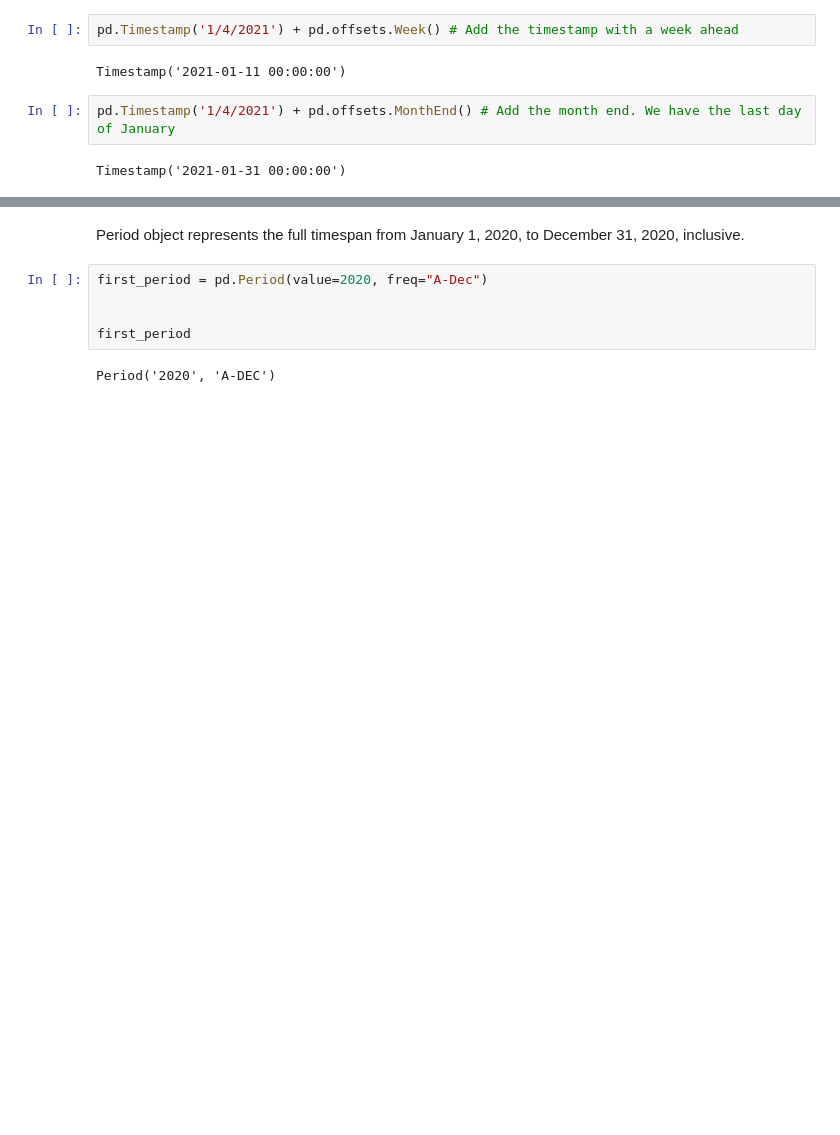
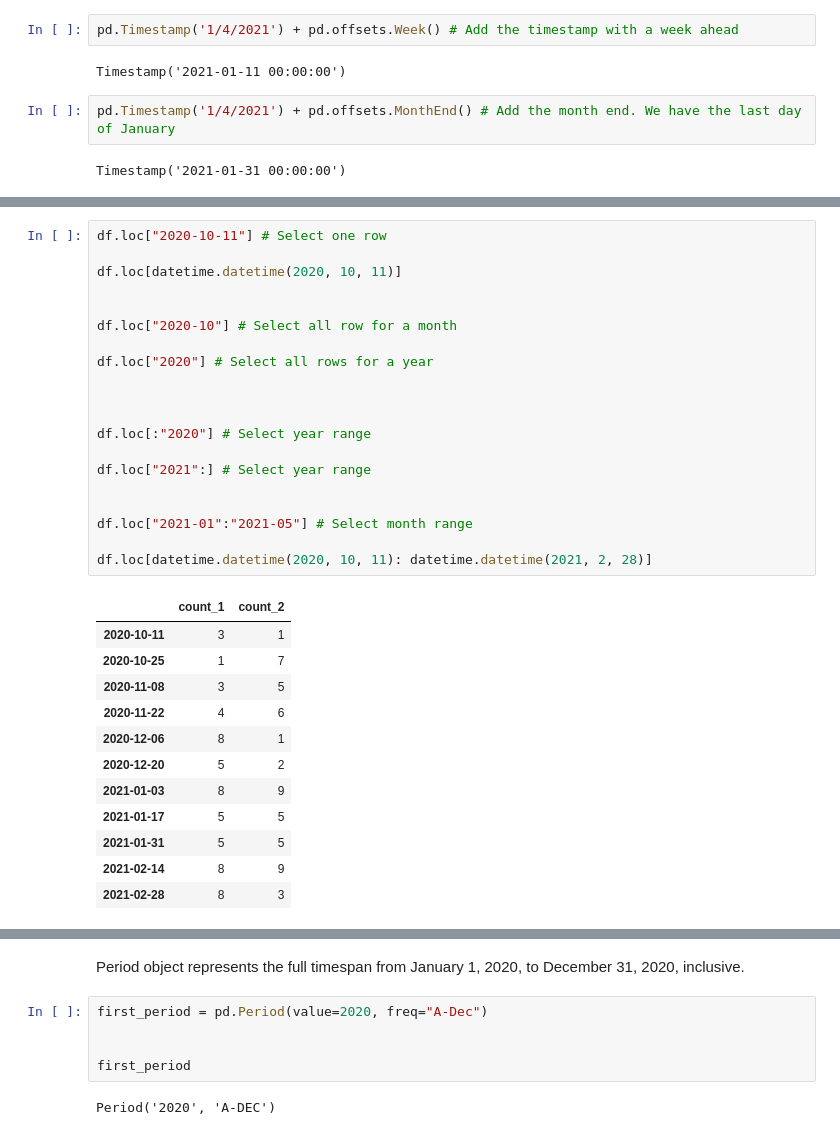
Before and after one commit to Okroshiashvili/Data_Analysis_Python, a Jupyter notebook: Lecture 8/Time_Series.ipynb, the cells around one changed output, grey strips where cells are left out. Drawn from its saved outputs; the diff is of its cells as text; blank space fills up the shorter version.

```diff
--- a/Lecture 8/Time_Series.ipynb
+++ b/Lecture 8/Time_Series.ipynb
@@ -449,0 +520,33 @@ Periods represent timespans, like days, months, quarters, or years. The Period c
+# %%
+df.loc["2020-10-11"] # Select one row
+
+df.loc[datetime.datetime(2020, 10, 11)]
+
+
+df.loc["2020-10"] # Select all row for a month
+
+df.loc["2020"] # Select all rows for a year
+
+
+
+df.loc[:"2020"] # Select year range
+
+df.loc["2021":] # Select year range
+
+
+df.loc["2021-01":"2021-05"] # Select month range
+
+df.loc[datetime.datetime(2020, 10, 11): datetime.datetime(2021, 2, 28)]
+# %% [output]
+|  | count_1 | count_2 |
+| 2020-10-11 | 3 | 1 |
+| 2020-10-25 | 1 | 7 |
+| 2020-11-08 | 3 | 5 |
+| 2020-11-22 | 4 | 6 |
+| 2020-12-06 | 8 | 1 |
+| 2020-12-20 | 5 | 2 |
+| 2021-01-03 | 8 | 9 |
+| 2021-01-17 | 5 | 5 |
+| 2021-01-31 | 5 | 5 |
+| 2021-02-14 | 8 | 9 |
+| 2021-02-28 | 8 | 3 |
```
Also changed, not shown: parts of 40 cells of this notebook.
